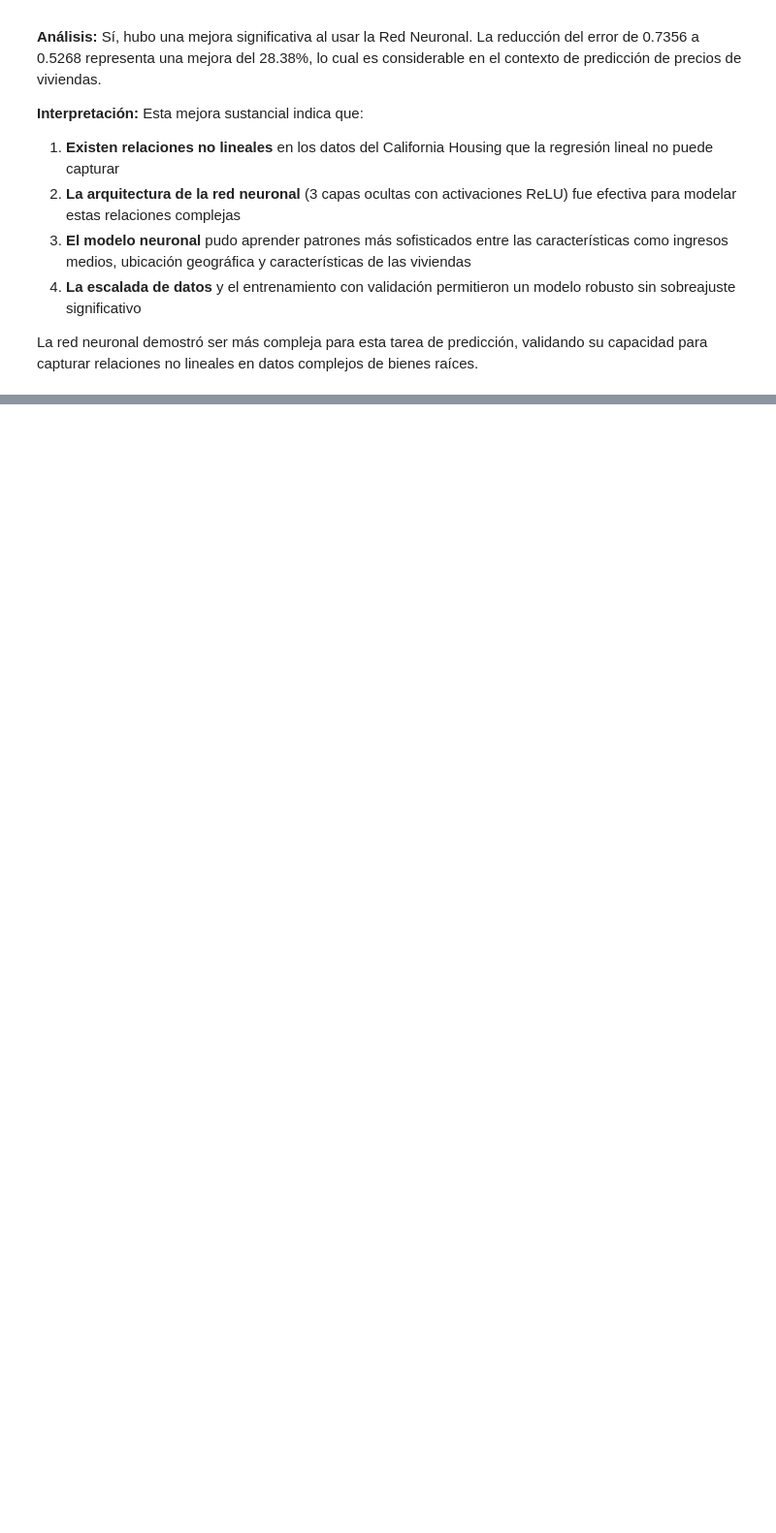
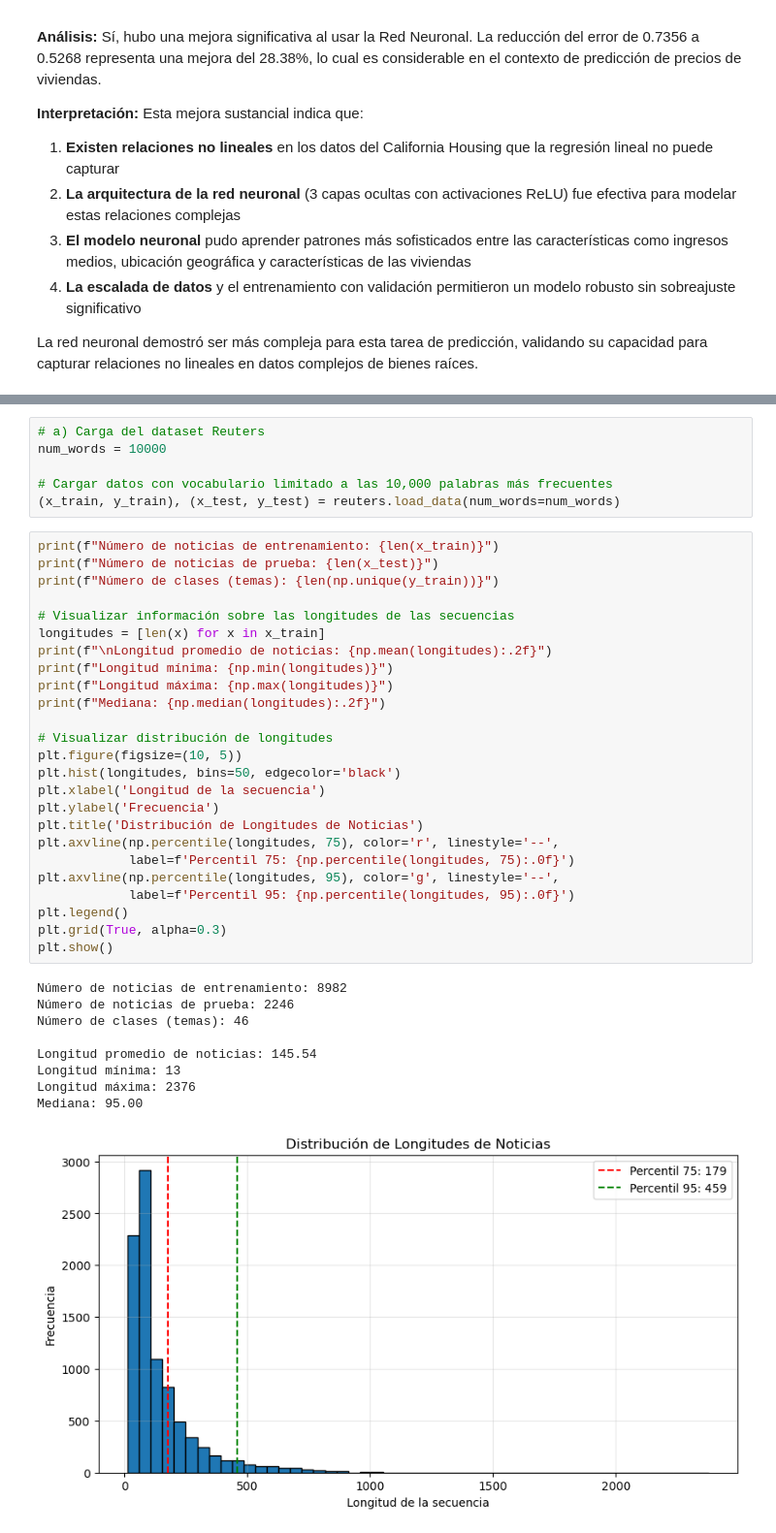
Before and after one commit to karlolhs/IML-QLAB, a Jupyter notebook: IML/PC3/PC3.ipynb, the cells around one changed output, grey strips where cells are left out. Shown: that part at 97% size. Saved outputs shown, nothing was run; the diff lists cells and outputs as text; blank space fills up the shorter version.

```diff
--- a/IML/PC3/PC3.ipynb
+++ b/IML/PC3/PC3.ipynb
@@ -245,0 +272,41 @@ La red neuronal demostró ser más compleja para esta tarea de predicción, vali
+# %%
+# a) Carga del dataset Reuters
+num_words = 10000
+
+# Cargar datos con vocabulario limitado a las 10,000 palabras más frecuentes
+(x_train, y_train), (x_test, y_test) = reuters.load_data(num_words=num_words)
+# %%
+print(f"Número de noticias de entrenamiento: {len(x_train)}")
+print(f"Número de noticias de prueba: {len(x_test)}")
+print(f"Número de clases (temas): {len(np.unique(y_train))}")
+
+# Visualizar información sobre las longitudes de las secuencias
+longitudes = [len(x) for x in x_train]
+print(f"\nLongitud promedio de noticias: {np.mean(longitudes):.2f}")
+print(f"Longitud mínima: {np.min(longitudes)}")
+print(f"Longitud máxima: {np.max(longitudes)}")
+print(f"Mediana: {np.median(longitudes):.2f}")
+
+# Visualizar distribución de longitudes
+plt.figure(figsize=(10, 5))
+plt.hist(longitudes, bins=50, edgecolor='black')
+plt.xlabel('Longitud de la secuencia')
+plt.ylabel('Frecuencia')
+plt.title('Distribución de Longitudes de Noticias')
+plt.axvline(np.percentile(longitudes, 75), color='r', linestyle='--',
+            label=f'Percentil 75: {np.percentile(longitudes, 75):.0f}')
+plt.axvline(np.percentile(longitudes, 95), color='g', linestyle='--',
+            label=f'Percentil 95: {np.percentile(longitudes, 95):.0f}')
+plt.legend()
+plt.grid(True, alpha=0.3)
+plt.show()
+# %% [output]
+Número de noticias de entrenamiento: 8982
+Número de noticias de prueba: 2246
+Número de clases (temas): 46
+
+Longitud promedio de noticias: 145.54
+Longitud mínima: 13
+Longitud máxima: 2376
+Mediana: 95.00
+[figure, added]
```
Also changed, not shown: parts of 20 cells of this notebook.
